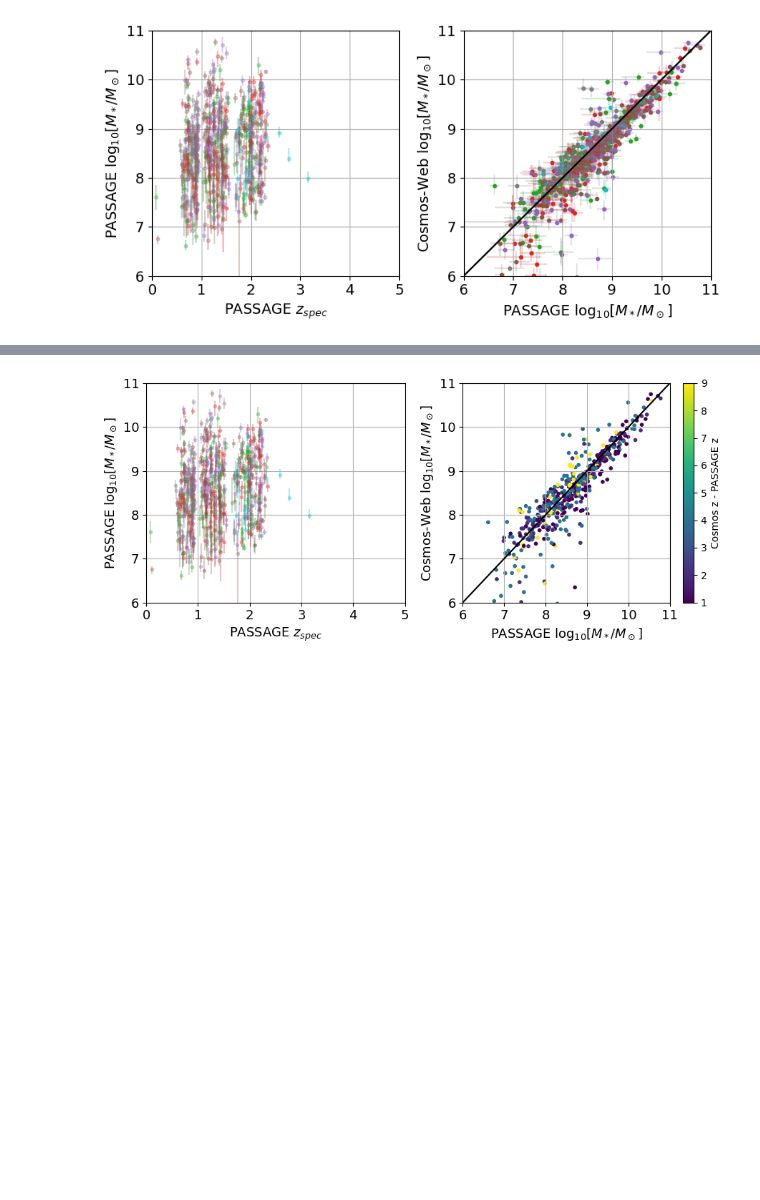
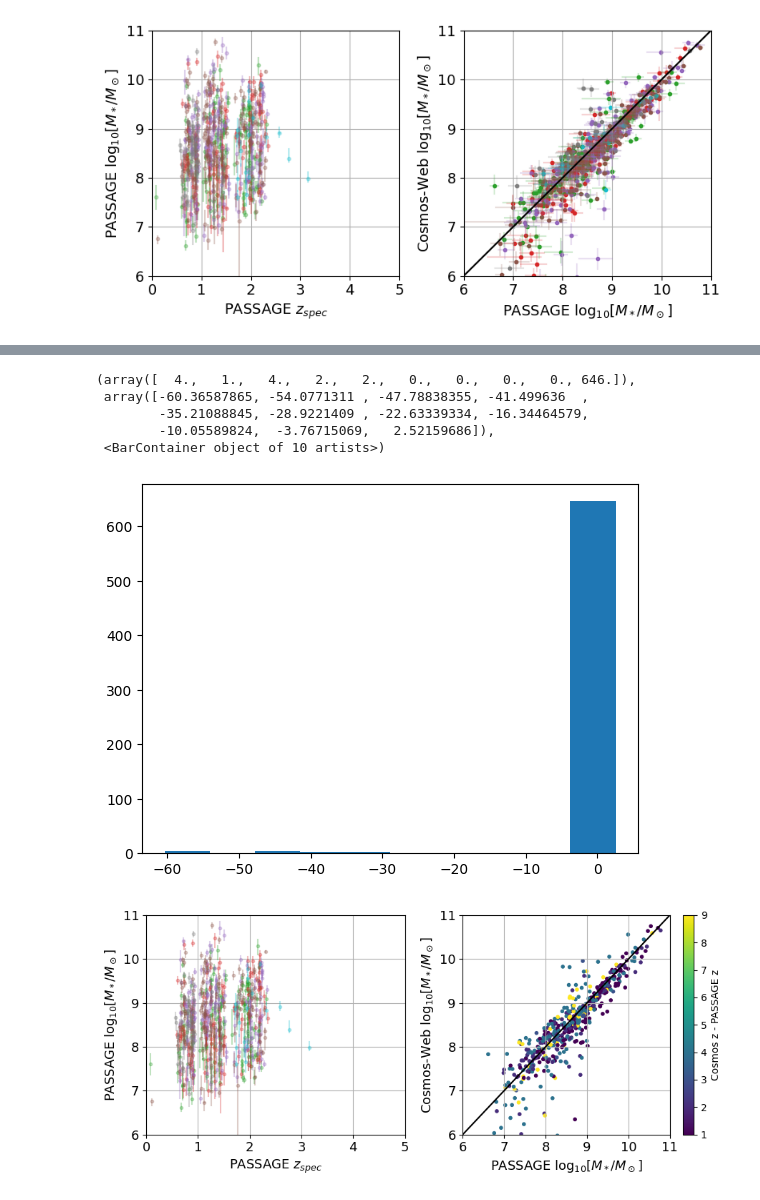
Before and after one commit to huber458/passage, a Jupyter notebook: PASSAGEmasses.ipynb, the cells around one changed output, grey strips where cells are left out. Cells and saved outputs as stored; diff of their text form; code cells hidden in the pictures; blank space fills up the shorter version.

```diff
--- a/PASSAGEmasses.ipynb
+++ b/PASSAGEmasses.ipynb
@@ -757,3 +887,12 @@ plt.tight_layout()
+# %%
+plt.hist(dz)
+# %% [output]
+(array([  4.,   1.,   4.,   2.,   2.,   0.,   0.,   0.,   0., 646.]),
+ array([-60.36587865, -54.0771311 , -47.78838355, -41.499636  ,
+        -35.21088845, -28.9221409 , -22.63339334, -16.34464579,
+        -10.05589824,  -3.76715069,   2.52159686]),
+ <BarContainer object of 10 artists>)
+[figure, added]
 # %%
 #plt.figure(figsize=(4, 4))
 fig, (ax1,ax2) = plt.subplots(1,2,figsize=(9,4))
```
Also changed, not shown: parts of 13 cells of this notebook, 1 other file.
